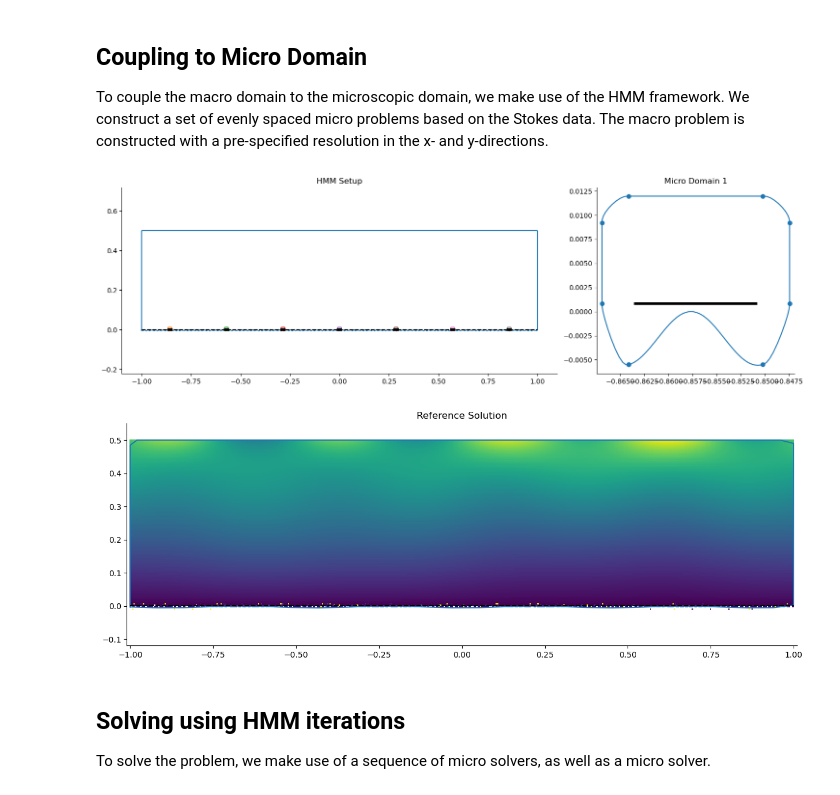
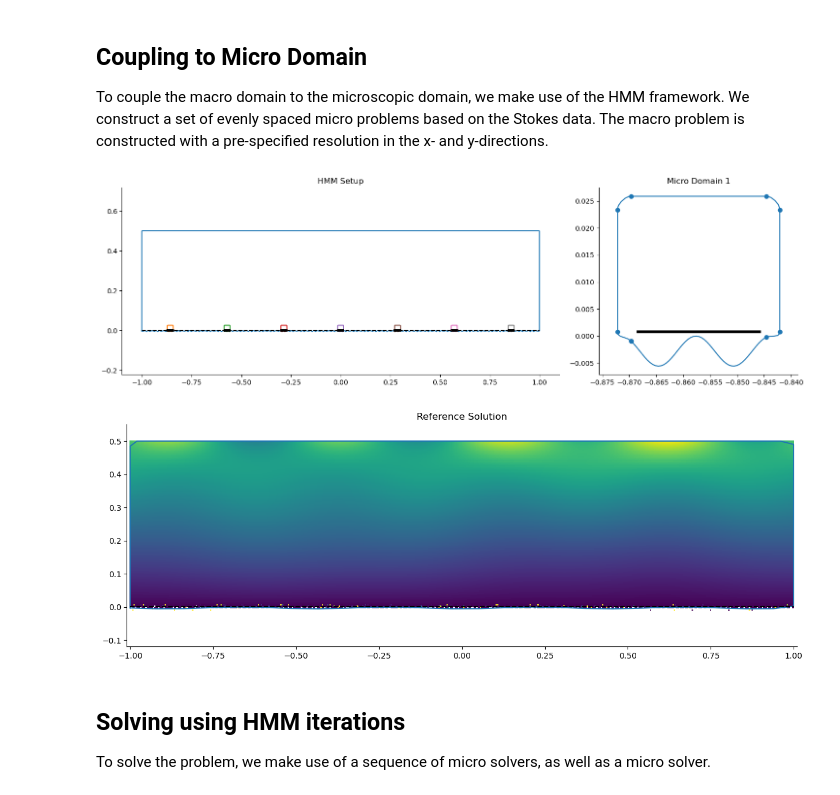
Before and after one commit to emastr/deep-micro-slip-model, a Jupyter notebook: notebooks/part30_paper_runs/epsilon_scaling/part30_HMM_ml_channel_flow.ipynb, the cells around one changed output. Cells and saved outputs as stored; diff of their text form; code cells hidden in the pictures.

```diff
--- a/notebooks/part30_paper_runs/epsilon_scaling/part30_HMM_ml_channel_flow.ipynb
+++ b/notebooks/part30_paper_runs/epsilon_scaling/part30_HMM_ml_channel_flow.ipynb
@@ -114,11 +116,11 @@ macro_0 = StokesMacProb(data, lambda x,a: fft_interp(x, a, dom=dom[0])) # For co
 # Micro problems
 ###################
 
-nMic = 7 #freq_g*2+1#2*(round(Lx/(30*eps)) // 2) + 1 # 15 # 15 #nMic*2 +1
+nMic =7 #freq_g*2+1#2*(round(Lx/(30*eps)) // 2) + 1 # 15 # 15 #nMic*2 +1
 yDim_reduce=21
 xDim_reduce=21
-width= 5*eps #5*eps #3
-height=width*0.8 #3
+width=9*eps #5*eps #3
+height=width*1. #3
 n_refine=0
 #xPos = np.linspace(dom[0][0]+4*eps, dom[0][1]-4*eps, nMic)-2*eps
 xPos = np.linspace(dom[0][0], dom[0][1], nMic+1)[1:] - width/2 - Lx / nMic/2
@@ -131,34 +133,34 @@ conv_checker = ConvergenceChecker(macro, micros, tol=tol)
 hmm_prob = StokesHMMProblem(macro, micros, data, convergence_checker=conv_checker)
 
 ###################
 ## PLOT ##
 plt.figure(figsize=(18,5))
 
 
 plt.subplot2grid((1, 3), (0, 0), 1, 2)
 plt.title("HMM Setup")
 hmm_prob.plot(plt.gca())
 plt.axis("Equal")
 remove_top_right_axes(plt.gca())
 
 plt.subplot2grid((1, 3), (0, 2), 1, 1)
 plt.title("Micro Domain 1")
 micros[0].plot(plt.gca(), showsegments=True)
 plt.axis("Equal")
 remove_top_right_axes(plt.gca())
 
 # Plot
 
 vmin, vmax= 0, .7
 plt.figure(figsize=(15,5))
 plt.title("Reference Solution")
 plt.pcolormesh(X, Y, Uc, vmin=vmin, vmax=vmax)
 data.plot(plt.gca())
 plt.axis("equal")
 remove_top_right_axes(plt.gca())
 plt.ylim([dom[1][0]-0.12, dom[1][1]+0.05])
 # %% [output]
-[figure, old version]
+[figure, new version]
 [figure]
 # %% [markdown]
 ## Solving using HMM iterations
```
Also changed, not shown: parts of 10 cells of this notebook, 10 other files.
